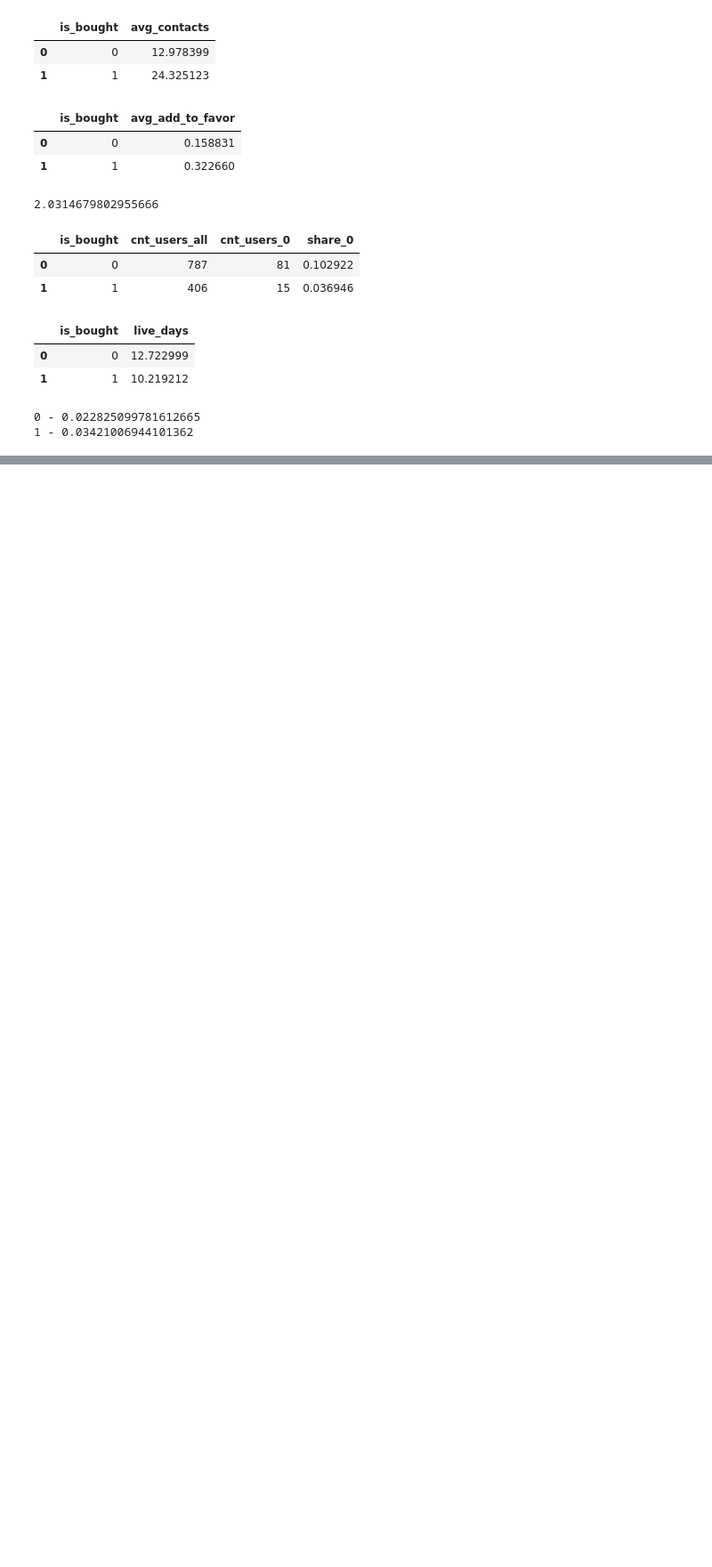
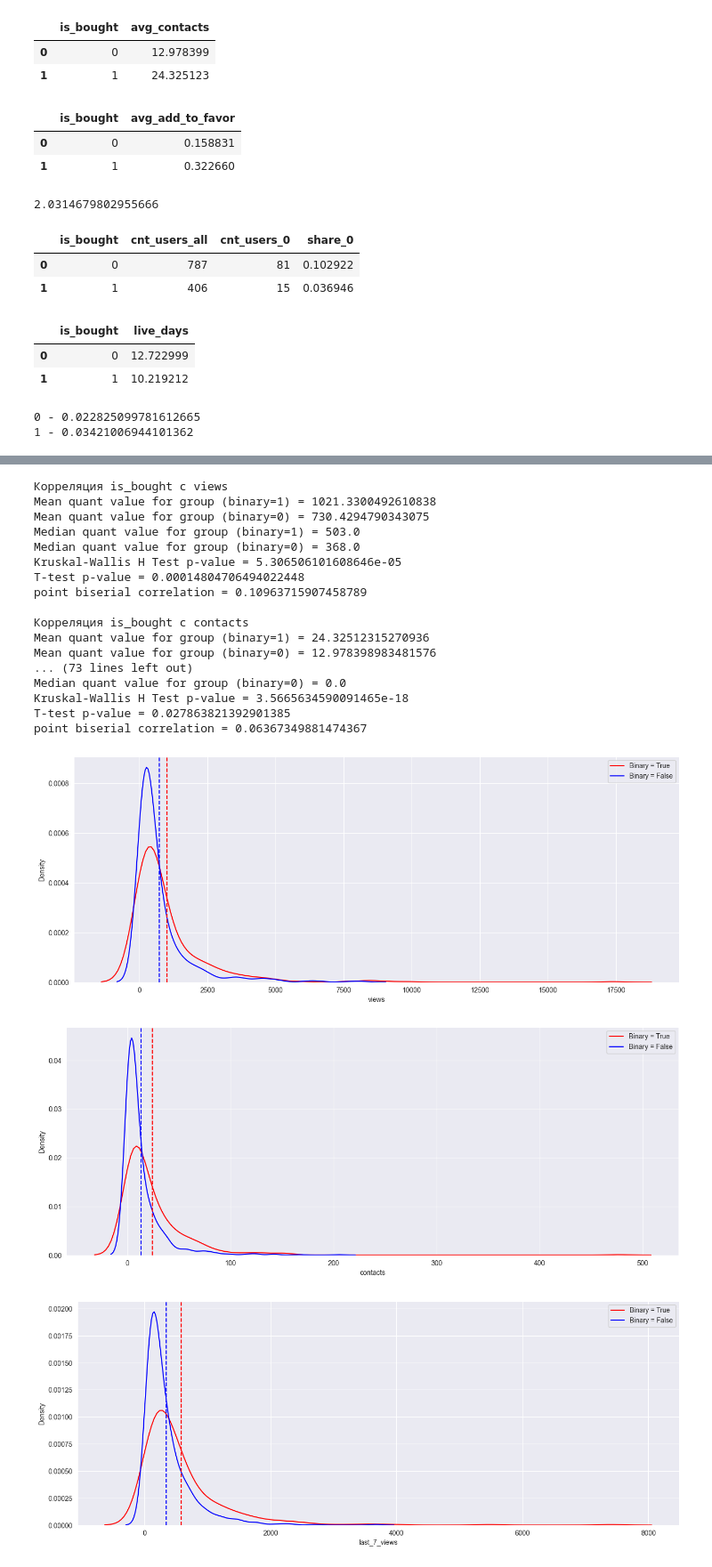
Before and after one commit to NikitaSuper7/HardDA, a Jupyter notebook: ad_design/05.HomeWork.ipynb, the cells around one changed output, grey strips where cells are left out. Shown at 89% size. Saved outputs shown, nothing was run; the diff lists cells and outputs as text; code cells hidden in the pictures; blank space fills up the shorter version.

```diff
--- a/ad_design/05.HomeWork.ipynb
+++ b/ad_design/05.HomeWork.ipynb
@@ -96,0 +184,31 @@ for group in df_gr.is_bought.unique():
+# %%
+pb_corr = []
+metrics = df.columns.tolist()[1:-1]
+goal_metric = df.columns.tolist()[-1]
+for metric in metrics:
+    print(f"\nКорреляция {goal_metric} с {metric}")
+    pb_corr.append({metric: find_cat_quant_correlation(quant_value=df[metric],
+                                               binary_mask=df[goal_metric] == 1,
+                                               plot=True,
+                                               print_inference=True)})
+# %% [output]
+Корреляция is_bought с views
+Mean quant value for group (binary=1) = 1021.3300492610838
+Mean quant value for group (binary=0) = 730.4294790343075
+Median quant value for group (binary=1) = 503.0
+Median quant value for group (binary=0) = 368.0
+Kruskal-Wallis H Test p-value = 5.306506101608646e-05
+T-test p-value = 0.00014804706494022448
+point biserial correlation = 0.10963715907458789
+
+Корреляция is_bought с contacts
+Mean quant value for group (binary=1) = 24.32512315270936
+Mean quant value for group (binary=0) = 12.978398983481576
+... (73 lines left out)
+Median quant value for group (binary=0) = 0.0
+Kruskal-Wallis H Test p-value = 3.5665634590091465e-18
+T-test p-value = 0.027863821392901385
+point biserial correlation = 0.06367349881474367
+[figure, added]
+[figure, added]
+[figure, added]
```
Also changed, not shown: parts of 24 cells of this notebook, 2 other files.
